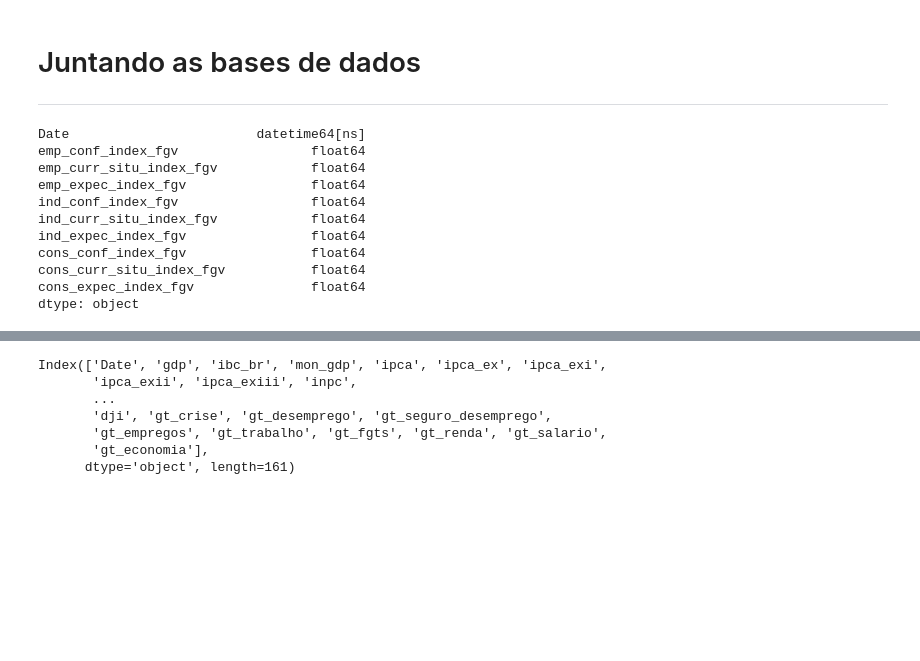
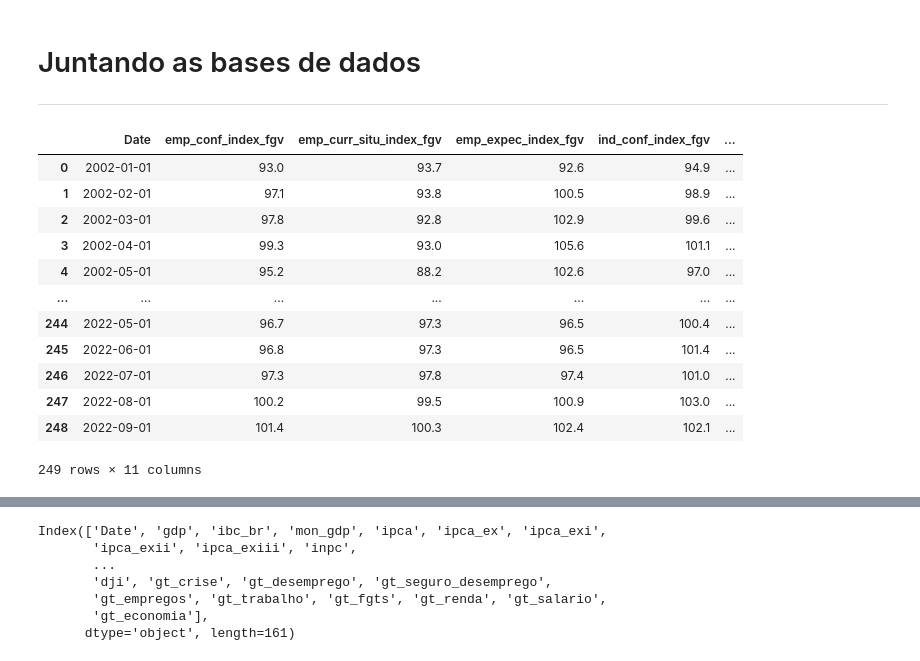
Before and after one commit to Allisterh/nowcasting_gdpbr, a Jupyter notebook: data/get_all_data.ipynb, the cells around one changed output, grey strips where cells are left out. Drawn from its saved outputs; the diff is of its cells as text; code cells hidden in the pictures; blank space fills up the shorter version.

```diff
--- a/data/get_all_data.ipynb
+++ b/data/get_all_data.ipynb
@@ -177,27 +187,27 @@ yahoo_raw
 # %%
 # Lendo base de dados da FGV com os índices de confiança
 
-fgv_raw = pd.read_excel('indices_conf_fgv.xlsx')
+fgv_raw = pd.read_excel('fgv_expect_nuci.xlsx')
 fgv_raw.columns = ['Date', 'emp_conf_index_fgv', 'emp_curr_situ_index_fgv', 'emp_expec_index_fgv', 'ind_conf_index_fgv',
-                   'ind_curr_situ_index_fgv', 'ind_expec_index_fgv', 'cons_conf_index_fgv', 'cons_curr_situ_index_fgv',
+                   'ind_curr_situ_index_fgv', 'ind_expec_index_fgv', 'nuci_gv', 'cons_conf_index_fgv', 'cons_curr_situ_index_fgv',
                    'cons_expec_index_fgv']
 fgv_raw.set_index(['Date'], inplace = True)
-fgv_raw = fgv_raw/1000
 fgv_raw = fgv_raw.reset_index()
-fgv_raw = fgv_raw[fgv_raw['Date'] >= '2002-01-01']
-fgv_raw.dtypes
+fgv_raw
 # %% [output]
+|  | Date | emp_conf_index_fgv | emp_curr_situ_index_fgv | emp_expec_index_fgv | ind_conf_index_fgv | ... |
+| 0 | 2002-01-01 | 93.0 | 93.7 | 92.6 | 94.9 | ... |
+| 1 | 2002-02-01 | 97.1 | 93.8 | 100.5 | 98.9 | ... |
+| 2 | 2002-03-01 | 97.8 | 92.8 | 102.9 | 99.6 | ... |
+| 3 | 2002-04-01 | 99.3 | 93.0 | 105.6 | 101.1 | ... |
+| 4 | 2002-05-01 | 95.2 | 88.2 | 102.6 | 97.0 | ... |
+| ... | ... | ... | ... | ... | ... | ... |
+| 244 | 2022-05-01 | 96.7 | 97.3 | 96.5 | 100.4 | ... |
+| 245 | 2022-06-01 | 96.8 | 97.3 | 96.5 | 101.4 | ... |
+| 246 | 2022-07-01 | 97.3 | 97.8 | 97.4 | 101.0 | ... |
+| 247 | 2022-08-01 | 100.2 | 99.5 | 100.9 | 103.0 | ... |
+| 248 | 2022-09-01 | 101.4 | 100.3 | 102.4 | 102.1 | ... |
-Date                        datetime64[ns]
-emp_conf_index_fgv                 float64
-emp_curr_situ_index_fgv            float64
-emp_expec_index_fgv                float64
-ind_conf_index_fgv                 float64
-ind_curr_situ_index_fgv            float64
-ind_expec_index_fgv                float64
-cons_conf_index_fgv                float64
-cons_curr_situ_index_fgv           float64
-cons_expec_index_fgv               float64
-dtype: object
+249 rows × 11 columns
 # %%
 # Lendo base de dados Google Trends
 
```
Also changed, not shown: parts of 8 cells of this notebook, 4 other files.
